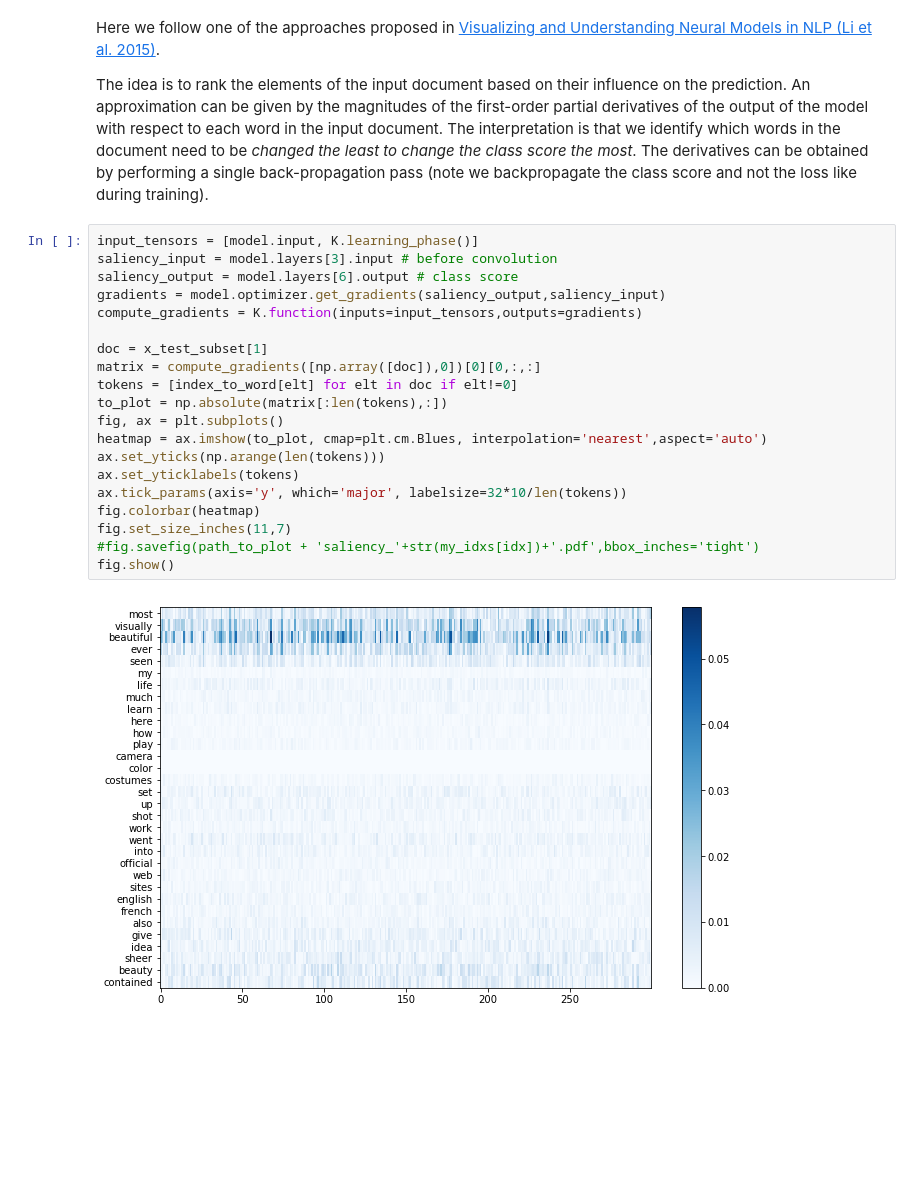
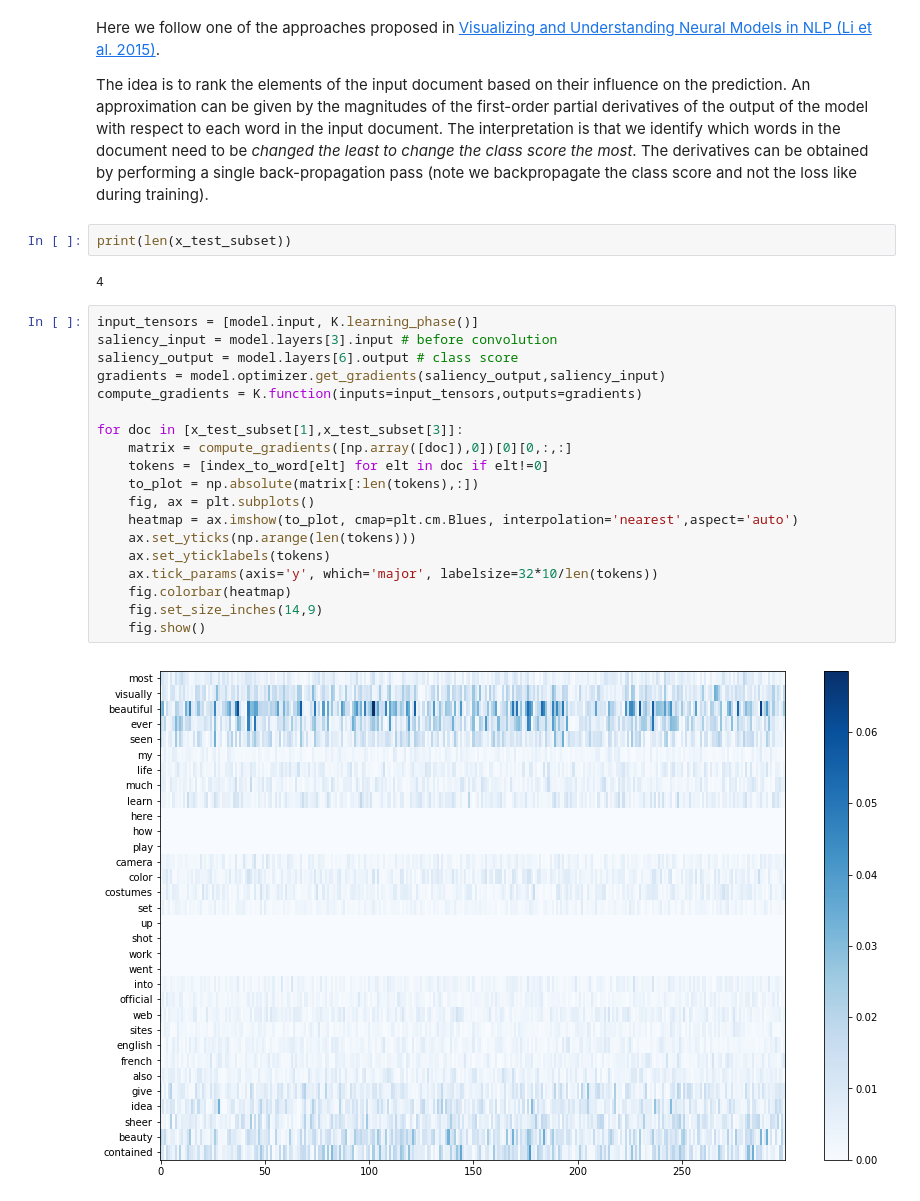
Before and after one commit to Tixierae/deep_learning_NLP, a Jupyter notebook: cnn_imdb.ipynb, the cells around one changed output. Drawn from its saved outputs; the diff is of its cells as text; blank space fills up the shorter version.

Commit message:
fixed typo, added one saliency map

```diff
--- a/cnn_imdb.ipynb
+++ b/cnn_imdb.ipynb
@@ -479,25 +485,28 @@ most visually beautiful ever seen my life much learn here how play camera color
 Here we follow one of the approaches proposed in [Visualizing and Understanding Neural Models in NLP (Li et al. 2015)](https://arxiv.org/abs/1506.01066).
 
 The idea is to rank the elements of the input document based on their influence on the prediction. An approximation can be given by the magnitudes of the first-order partial derivatives of the output of the model with respect to each word in the input document. The interpretation is that we identify which words in the document need to be *changed the least to change the class score the most*. The derivatives can be obtained by performing a single back-propagation pass (note we backpropagate the class score and not the loss like during training).
+# %%
+print(len(x_test_subset))
+# %% [output]
+4
 # %%
 input_tensors = [model.input, K.learning_phase()]
 saliency_input = model.layers[3].input # before convolution
 saliency_output = model.layers[6].output # class score
 gradients = model.optimizer.get_gradients(saliency_output,saliency_input)
 compute_gradients = K.function(inputs=input_tensors,outputs=gradients)
 
-doc = x_test_subset[1]
-matrix = compute_gradients([np.array([doc]),0])[0][0,:,:]
-tokens = [index_to_word[elt] for elt in doc if elt!=0]
-to_plot = np.absolute(matrix[:len(tokens),:])
-fig, ax = plt.subplots()
-heatmap = ax.imshow(to_plot, cmap=plt.cm.Blues, interpolation='nearest',aspect='auto')
-ax.set_yticks(np.arange(len(tokens)))
-ax.set_yticklabels(tokens)
-ax.tick_params(axis='y', which='major', labelsize=32*10/len(tokens))
-fig.colorbar(heatmap)
-fig.set_size_inches(11,7)
-#fig.savefig(path_to_plot + 'saliency_'+str(my_idxs[idx])+'.pdf',bbox_inches='tight')
-fig.show()
+for doc in [x_test_subset[1],x_test_subset[3]]:
+    matrix = compute_gradients([np.array([doc]),0])[0][0,:,:]
+    tokens = [index_to_word[elt] for elt in doc if elt!=0]
+    to_plot = np.absolute(matrix[:len(tokens),:])
+    fig, ax = plt.subplots()
+    heatmap = ax.imshow(to_plot, cmap=plt.cm.Blues, interpolation='nearest',aspect='auto')
+    ax.set_yticks(np.arange(len(tokens)))
+    ax.set_yticklabels(tokens)
+    ax.tick_params(axis='y', which='major', labelsize=32*10/len(tokens))
+    fig.colorbar(heatmap)
+    fig.set_size_inches(14,9)
+    fig.show()
 # %% [output]
-[figure, old version]
+[figure, new version]
```
Also changed, not shown: parts of 8 cells of this notebook.
